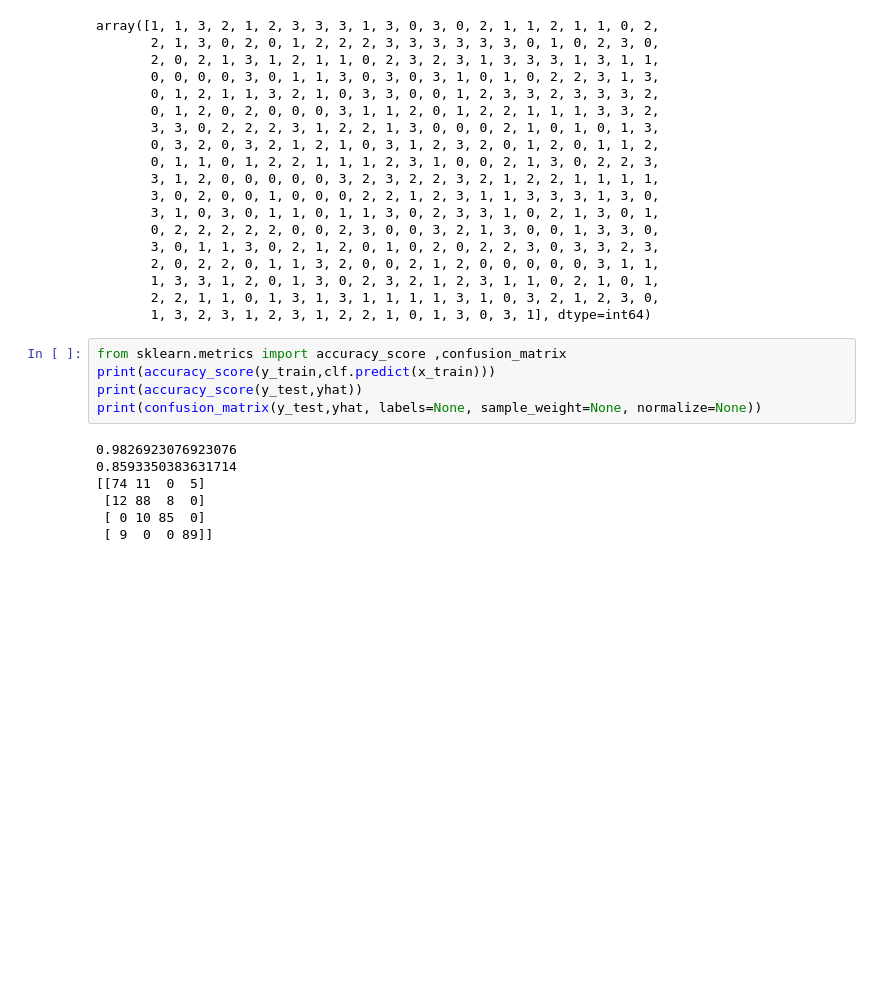
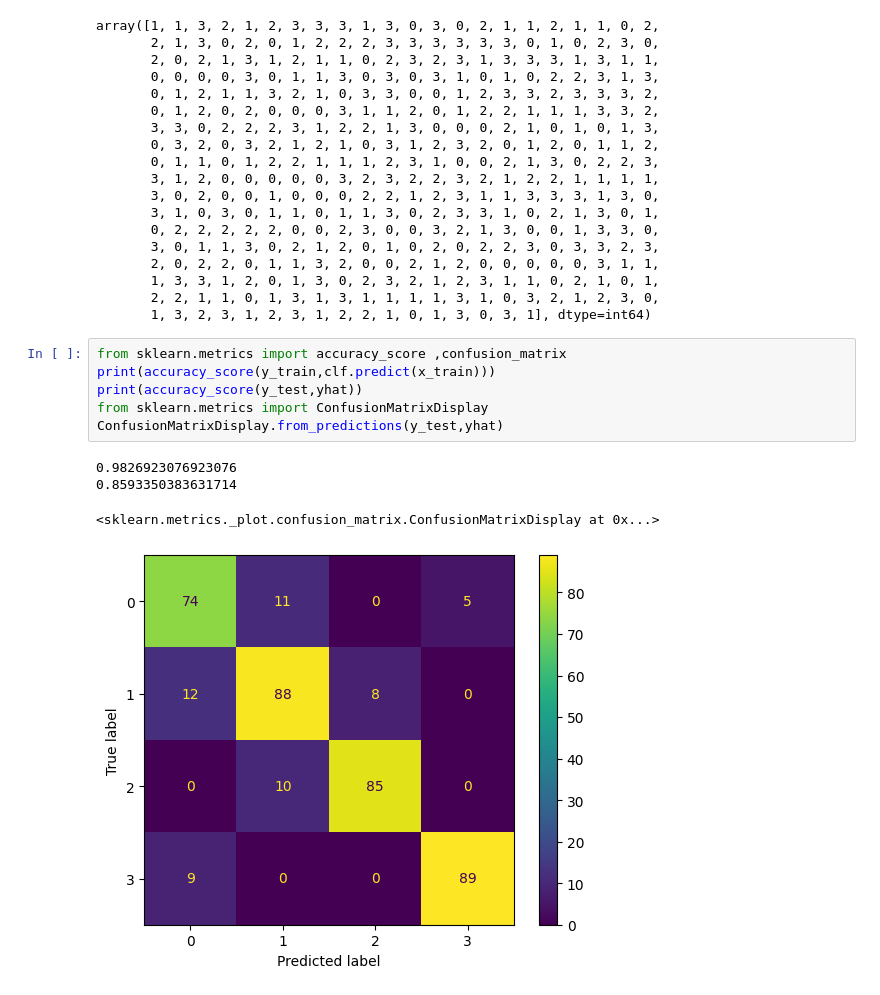
Before and after one commit to sedwna/Mobile_price_forecast, a Jupyter notebook: src/SVMClassifier.ipynb, the cells around one changed output. Cells and saved outputs as stored; diff of their text form; blank space fills up the shorter version.

```diff
--- a/src/SVMClassifier.ipynb
+++ b/src/SVMClassifier.ipynb
@@ -145,12 +145,11 @@ array([1, 1, 3, 2, 1, 2, 3, 3, 3, 1, 3, 0, 3, 0, 2, 1, 1, 2, 1, 1, 0, 2,
 # %%
 from sklearn.metrics import accuracy_score ,confusion_matrix
 print(accuracy_score(y_train,clf.predict(x_train)))
 print(accuracy_score(y_test,yhat))
-print(confusion_matrix(y_test,yhat, labels=None, sample_weight=None, normalize=None))
+from sklearn.metrics import ConfusionMatrixDisplay
+ConfusionMatrixDisplay.from_predictions(y_test,yhat)
 # %% [output]
 0.9826923076923076
 0.8593350383631714
-[[74 11  0  5]
- [12 88  8  0]
- [ 0 10 85  0]
- [ 9  0  0 89]]
+<sklearn.metrics._plot.confusion_matrix.ConfusionMatrixDisplay at 0x...>
+[figure, added]
```
Also changed, not shown: 3 other files.
